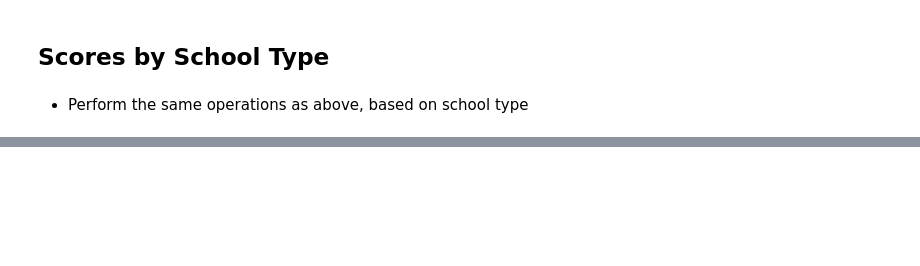
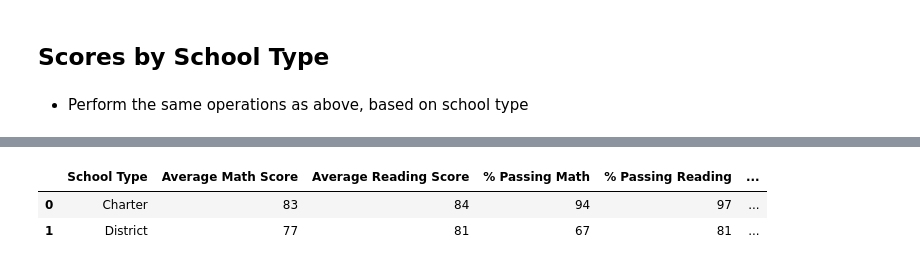
Before and after one commit to klbowman/Education-Data-Analysis, a Jupyter notebook: PyCitySchools/PyCitySchools_starter.ipynb, the cells around one changed output, grey strips where cells are left out. Drawn from its saved outputs; the diff is of its cells as text; code cells hidden in the pictures; blank space fills up the shorter version.

```diff
--- a/PyCitySchools/PyCitySchools_starter.ipynb
+++ b/PyCitySchools/PyCitySchools_starter.ipynb
@@ -303,0 +412,45 @@ summary_table.head()
+# %%
+#Cut columns not needed in complete dataframe
+school = school_data_complete[['type','reading_score','math_score','budget','student_name']]
+
+#Filter dataframe by school type, calculate average scores
+charter = school.loc[(school['type'] == "Charter")]
+total_charter = charter['type'].count()
+ave_math_charter = round(charter['math_score'].mean())
+ave_reading_charter = round(charter['reading_score'].mean())
+
+district = school.loc[(school['type'] == "District")]
+total_district = district['type'].count()
+ave_math_district = round(district['math_score'].mean())
+ave_reading_district = round(district['reading_score'].mean())
+
+#Calculate passing math scores per school type
+passed_math = school.loc[(school['math_score']>=70) & (school['type'] == "Charter")]
+passed_math_percent_c = round((passed_math['math_score'].count() / total_charter)*100)
+
+passed_reading = school.loc[(school['reading_score']>=70) & (school['type'] == "Charter")]
+passed_reading_percent_c = round((passed_reading['reading_score'].count() / total_charter)*100)
+
+passed_both_c = school.loc[(school['math_score']>=70)&(school['reading_score']>=70) & (school['type'] == "Charter")]
+passed_both_percent_c = round((passed_both_c['reading_score'].count() / total_charter)*100)
+
+passed_math_d = school.loc[(school['math_score']>=70) & (school['type'] == "District")]
+passed_math_percent_d = round((passed_math_d['math_score'].count() / total_district)*100)
+
+passed_reading_d = school.loc[(school['reading_score']>=70) & (school['type'] == "District")]
+passed_reading_percent_d = round((passed_reading_d['reading_score'].count() / total_district)*100)
+
+passed_both_d = school.loc[(school['math_score']>=70)&(school['reading_score']>=70) & (school['type'] == "District")]
+passed_both_percent_d = round((passed_both_d['reading_score'].count() / total_district)*100)
+
+
+#Create summary table
+
+summary = pd.DataFrame({"School Type": ['Charter', 'District'], "Average Math Score": [ave_math_charter, ave_math_district], "Average Reading Score":[ave_reading_charter, ave_reading_district], "% Passing Math": [passed_math_percent_c, passed_math_percent_d],"% Passing Reading": [passed_reading_percent_c,passed_reading_percent_d],"% Overall Passing": [passed_both_percent_c,passed_both_percent_d]})
+
+
+summary
+# %% [output]
+|  | School Type | Average Math Score | Average Reading Score | % Passing Math | % Passing Reading | ... |
+| 0 | Charter | 83 | 84 | 94 | 97 | ... |
+| 1 | District | 77 | 81 | 67 | 81 | ... |
```
Also changed, not shown: parts of 14 cells of this notebook.
